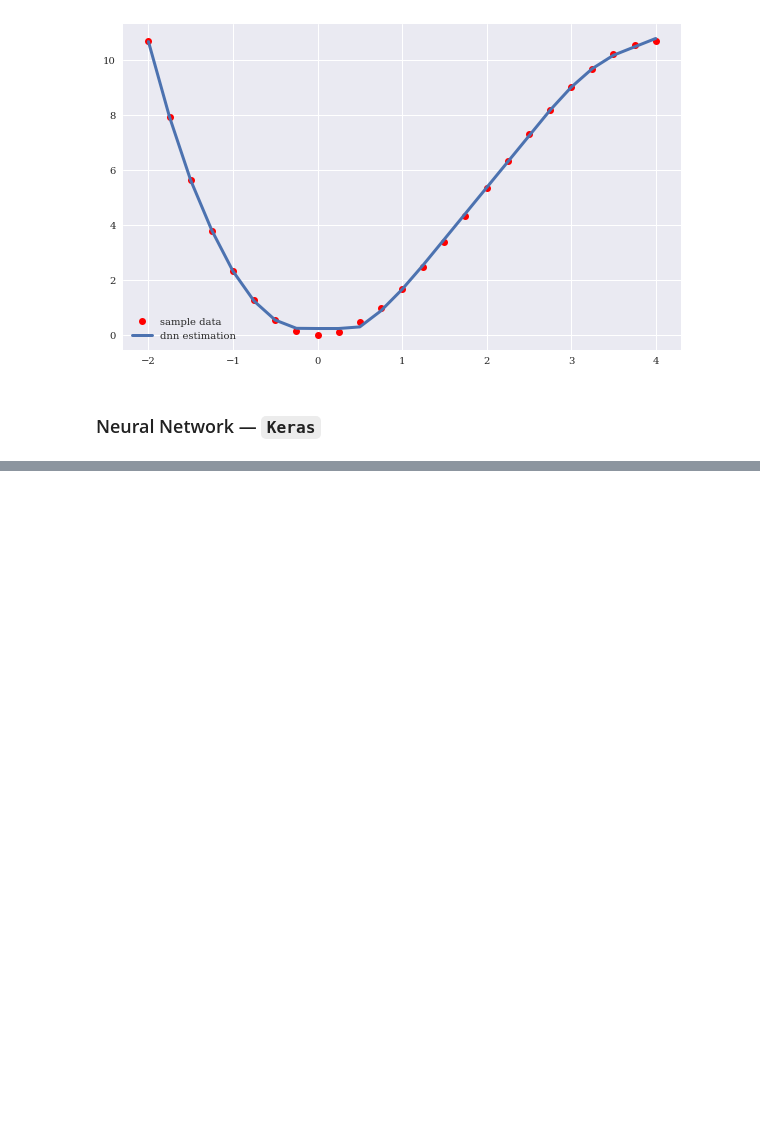
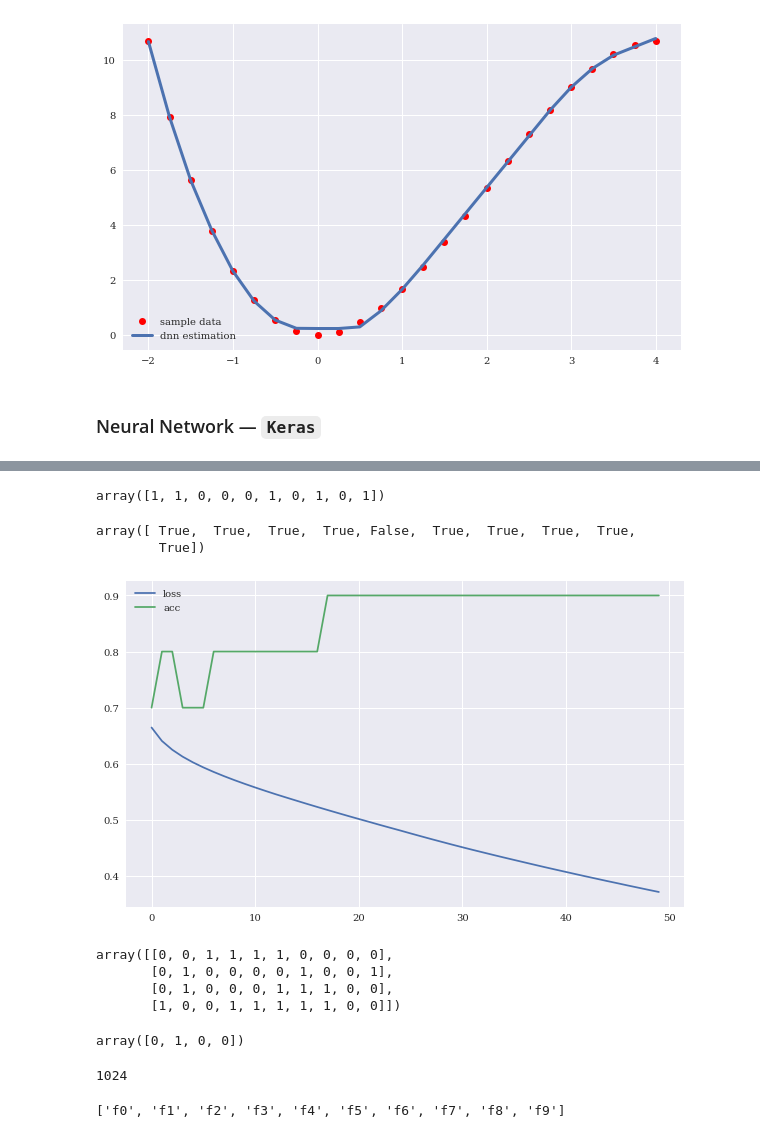
Before and after one commit to michaelsyao/AI_in_Finance, a Jupyter notebook: 01.ipynb, the cells around one changed output, grey strips where cells are left out. Cells and saved outputs as stored; diff of their text form; code cells hidden in the pictures; blank space fills up the shorter version.

```diff
--- a/01.ipynb
+++ b/01.ipynb
@@ -211,0 +344,3 @@ model.compile(loss = 'mse', optimizer = 'rmsprop')
+# %%
+y = np.random.randint(0, 2, n)
+y
@@ -211,0 +349,6 @@ model.compile(loss = 'mse', optimizer = 'rmsprop')
+# %%
+model = Sequential()
+model.add(Dense(256, activation='relu', input_dim=f))
+model.add(Dense(1, activation='sigmoid'))
+model.compile(loss='binary_crossentropy', optimizer='rmsprop',
+             metrics=['acc'])
@@ -211,0 +371,18 @@ model.compile(loss = 'mse', optimizer = 'rmsprop')
+# %%
+h = model.fit(x, y, epochs=50, verbose=False)
+# %%
+y_ = np.where(model.predict(x).flatten() > 0.5, 1, 0)
+y_
+# %% [output]
+array([1, 1, 0, 0, 0, 1, 0, 1, 0, 1])
+# %%
+y == y_
+# %% [output]
+array([ True,  True,  True,  True, False,  True,  True,  True,  True,
+        True])
+# %%
+res = pd.DataFrame(h.history)
+# %%
+res.plot(figsize=(10, 6));
+# %% [output]
+[figure, added]
@@ -211,0 +394,22 @@ model.compile(loss = 'mse', optimizer = 'rmsprop')
+# %%
+x = np.random.randint(0, 2, (n, f))
+x[:4]
+# %% [output]
+array([[0, 0, 1, 1, 1, 1, 0, 0, 0, 0],
+       [0, 1, 0, 0, 0, 0, 1, 0, 0, 1],
+       [0, 1, 0, 0, 0, 1, 1, 1, 0, 0],
+       [1, 0, 0, 1, 1, 1, 1, 1, 0, 0]])
+# %%
+y = np.random.randint(0, 2, n)
+y[:4]
+# %% [output]
+array([0, 1, 0, 0])
+# %%
+2 ** f
+# %% [output]
+1024
+# %%
+fcols = [f'f{_}' for _ in range(f)]
+fcols
+# %% [output]
+['f0', 'f1', 'f2', 'f3', 'f4', 'f5', 'f6', 'f7', 'f8', 'f9']
```
Also changed, not shown: parts of 55 cells of this notebook.
